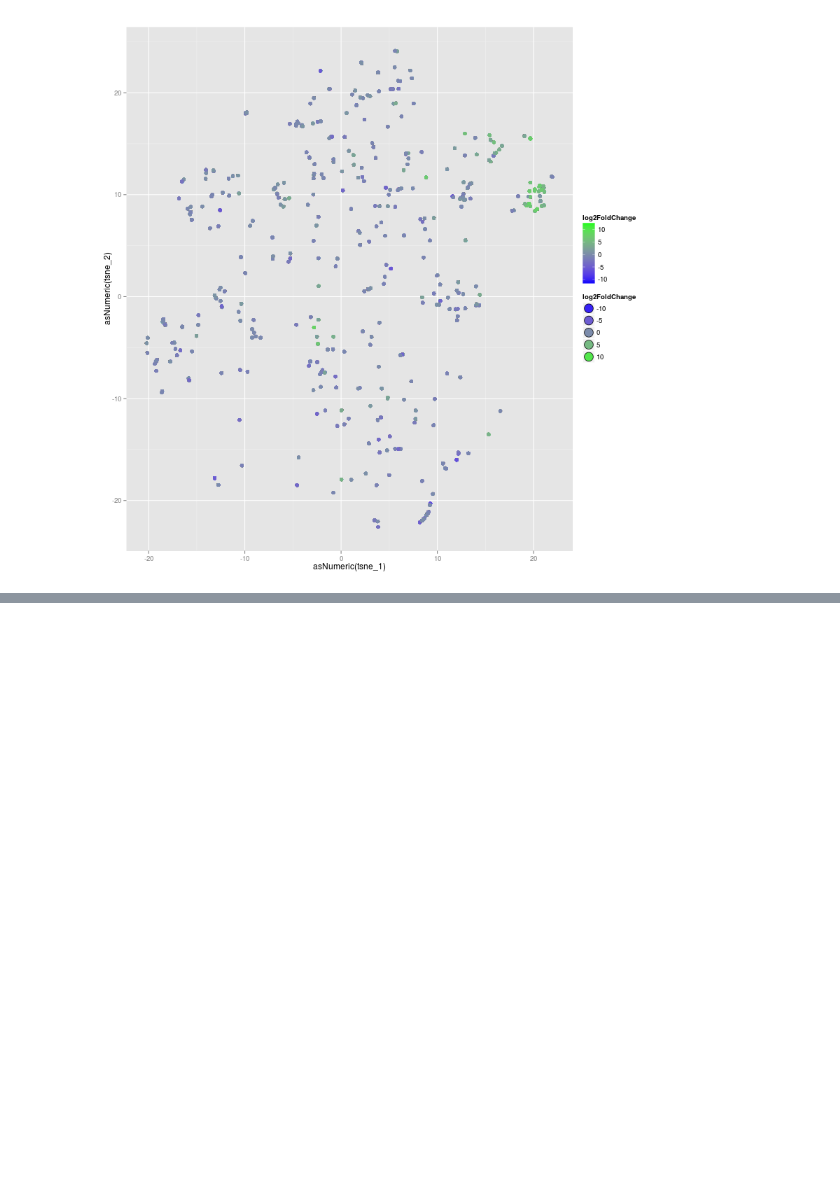
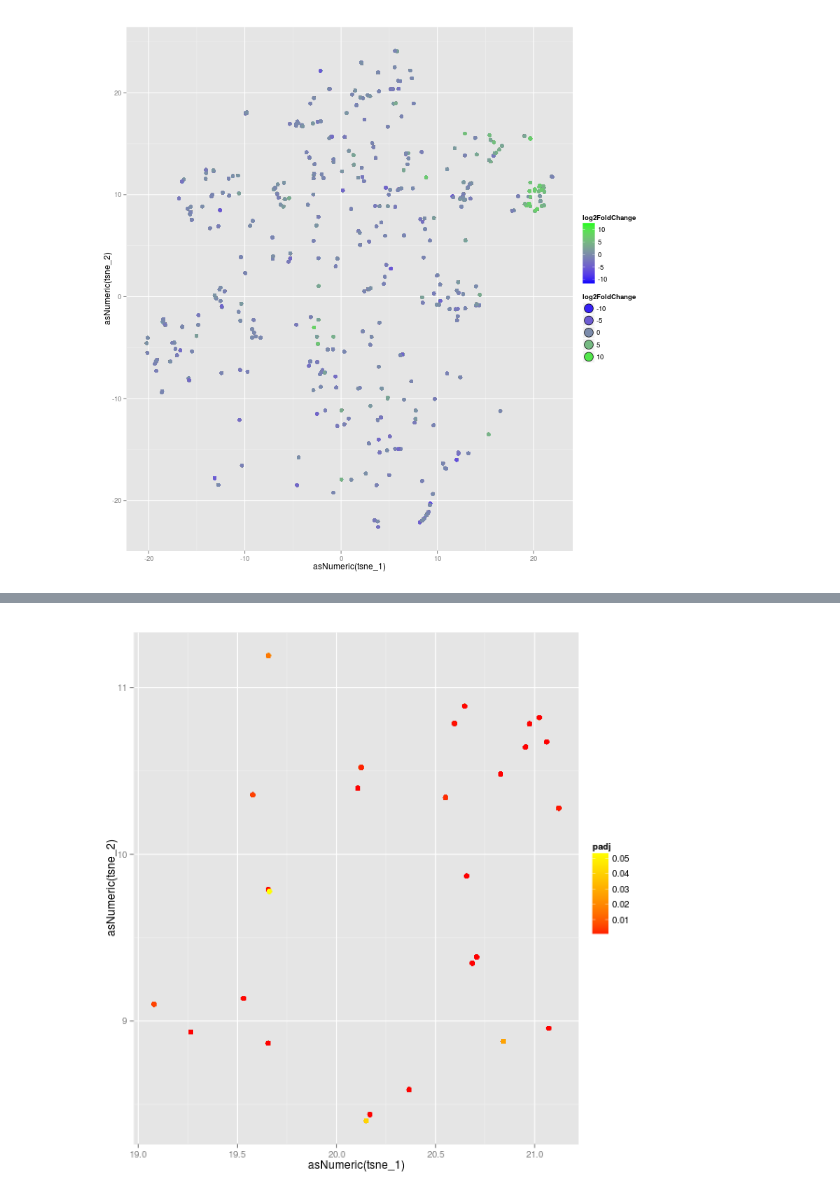
Before and after one commit to chvtk/Fungal_SIP, a Jupyter notebook: Computing_pairwise_distances.ipynb, the cells around one changed output, grey strips where cells are left out. Saved outputs shown, nothing was run; the diff lists cells and outputs as text; code cells hidden in the pictures; blank space fills up the shorter version.

```diff
--- a/Computing_pairwise_distances.ipynb
+++ b/Computing_pairwise_distances.ipynb
@@ -361,10 +443,11 @@ p
 # %%
 %%R
-d3 =filter(d2, padj <=0.10)
+d3 = filter(d2, padj <=0.10)
 d3$tsne_1 = asNumeric(d3$tsne_1)
 d3$tsne_2 = asNumeric(d3$tsne_2)
 d3 = filter(d3, tsne_1 > 19)
-d3 = filter(d3, tsne_2 > 0)
+d3 = filter(d3, tsne_2 > 7)
+d3 = filter(d3, tsne_2 <13)
 # %%
 %%R
 length(d3$OTU)
@@ -372,0 +456,17 @@ length(d3$OTU)
+# %%
+%%R -w 600 -h 600
+
+my_palette <- colorRampPalette(c("red", "yellow", "green"))(n =299)
+
+
+asNumeric = function(x) { as.numeric(as.character(x)) }
+p = ggplot(d3, aes(x = asNumeric(tsne_1), y = asNumeric(tsne_2)))+
+    geom_point(aes(fill = padj, color = padj, alpha = 0.85), pch = 21) +
+    guides(alpha = FALSE, fill=guide_legend(override.aes=list(size=6))) +
+    scale_fill_gradient(low="red",high="yellow") + scale_colour_gradient(low="red",high="yellow") +
+    guides(fill=FALSE)
+
+
+p
+# %% [output]
+[figure, added]
```
Also changed, not shown: parts of 15 cells of this notebook.
